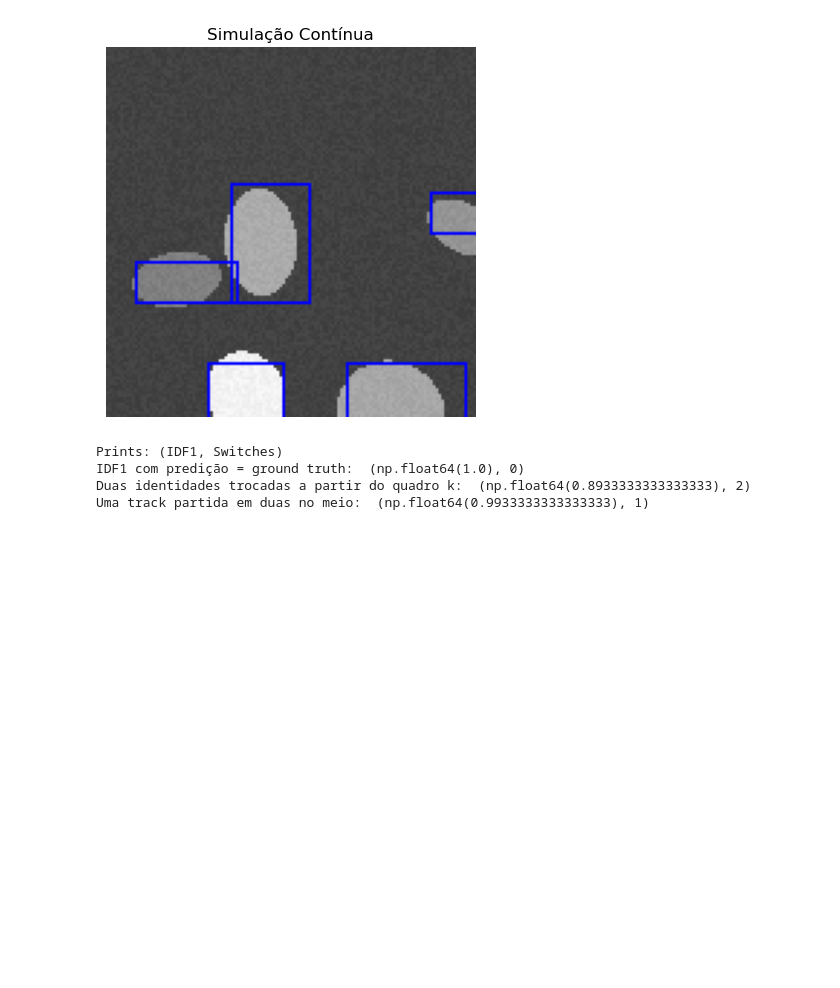
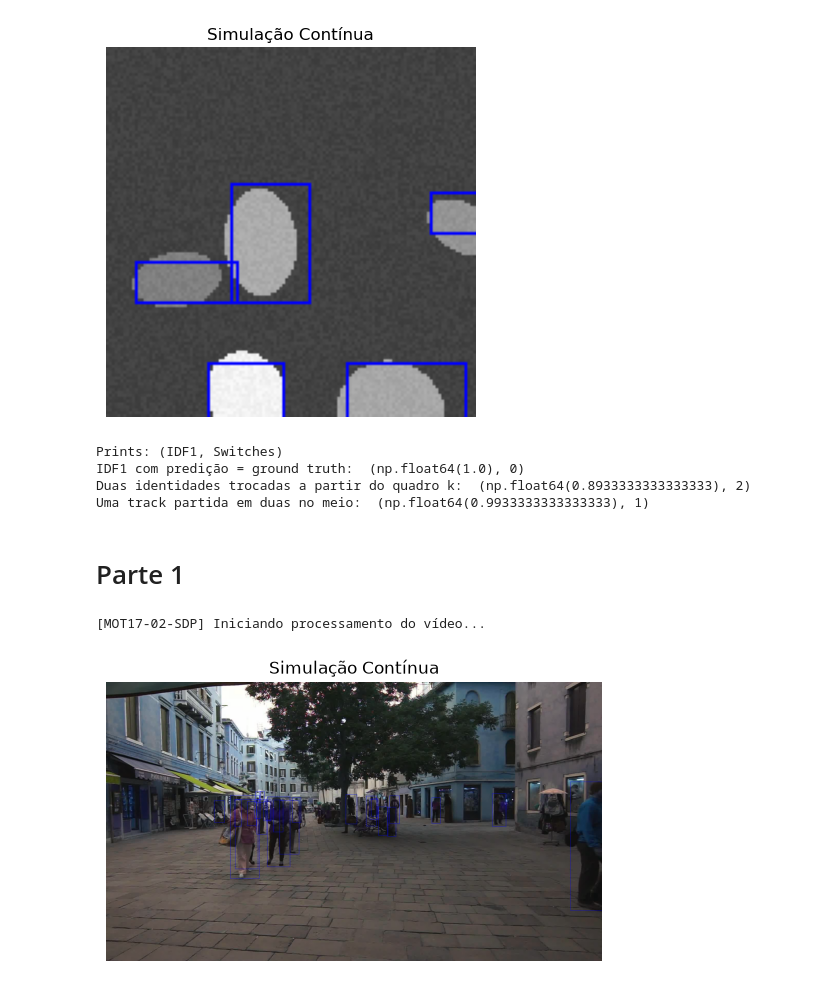
Before and after one commit to WalleriaSimoes/deep-learning-pa2, a Jupyter notebook: script.ipynb, the cells around one changed output. Saved outputs shown, nothing was run; the diff lists cells and outputs as text; code cells hidden in the pictures; blank space fills up the shorter version.

```diff
--- a/script.ipynb
+++ b/script.ipynb
@@ -96,3 +98,5 @@ Prints: (IDF1, Switches)
 IDF1 com predição = ground truth:  (np.float64(1.0), 0)
 Duas identidades trocadas a partir do quadro k:  (np.float64(0.8933333333333333), 2)
 Uma track partida em duas no meio:  (np.float64(0.9933333333333333), 1)
+# %% [markdown]
+# Parte 1
@@ -98,0 +158,67 @@ Uma track partida em duas no meio:  (np.float64(0.9933333333333333), 1)
+# %%
+current_seq = None
+
+frames = []
+ground_truth = []
+for batch_idx, (images, dets, gts, seq_names, frame_ids) in enumerate(train_loader):
+    # O DataLoader insere uma dimensão extra por causa do batch. Extraímos aqui:
+    image = images.squeeze(0)        # Formato final: [3, H, W]
+    det = dets.squeeze(0)            # Formato final: [Num_Deteccoes, 5]
+    gt = gts.squeeze(0)              # Formato final: [Num_Pessoas_Reais, 4]
+
+    seq_name = seq_names[0]          # Extrai a string
+    frame_id = frame_ids[0].item()   # Extrai o número do frame
+
+    # --- DETECTOR DE MUDANÇA DE VÍDEO ---
+    if seq_name != current_seq:
+        if not current_seq is None: break
+        print(f"\n[{seq_name}] Iniciando processamento do vídeo...")
+        current_seq = seq_name
+
+
+    frames.append(image.permute(1, 2, 0).numpy())
+    gts_str = [
+        ', '.join([
+            *(row[:-1].int()).numpy().astype(str).tolist(),
+            row[-1].numpy().astype(str).tolist()
+        ])
+        for row in gts[0]
+    ]
+    ground_truth.extend(gts_str)
+
+    # Break de segurança apenas para não rodar tudo
+    if batch_idx == 50:
+        break
+# %% [output]
+[MOT17-02-SDP] Iniciando processamento do vídeo...
+# %%
+def visualize_ground_truth_RGB(frames, ground_truth):
+    # Cria cópias coloridas dos frames para que os retângulos fiquem visíveis
+    # e para não alterar os quadros originais que serão usados pela rede neural
+    frames_with_bboxes = [cv2.cvtColor(img.copy(), cv2.COLOR_BGR2RGB) for img in frames]
+
+    for annotation in ground_truth:
+        # Divide a string da anotação usando a vírgula como separador
+        parts = annotation.split(',')
+
+        # O MOT17 começa a contar os frames a partir do 1
+        # Subtraímos 1 para casar com o índice da lista (que começa em 0)
+        f = int(parts[0]) - 1
+
+        # Extrai bb_left, bb_top, bb_width, bb_height
+        x = int(parts[2])
+        y = int(parts[3])
+        w = int(parts[4])
+        h = int(parts[5])
+
+        # Desenha o retângulo vermelho no frame correspondente
+        # cv2.rectangle recebe: imagem, (x_min, y_min), (x_max, y_max), cor (BGR), espessura
+        cv2.rectangle(frames_with_bboxes[f], (x, y), (x + w, y + h), (0, 0, 255), 1)
+
+    return frames_with_bboxes
+# %%
+frames_with_bboxes = visualize_ground_truth_RGB(frames, ground_truth)
+# %%
+plot_simulation_frames(frames_with_bboxes)
+# %% [output]
+[figure, added]
```
Also changed, not shown: parts of 2 cells of this notebook, 2 other files.
